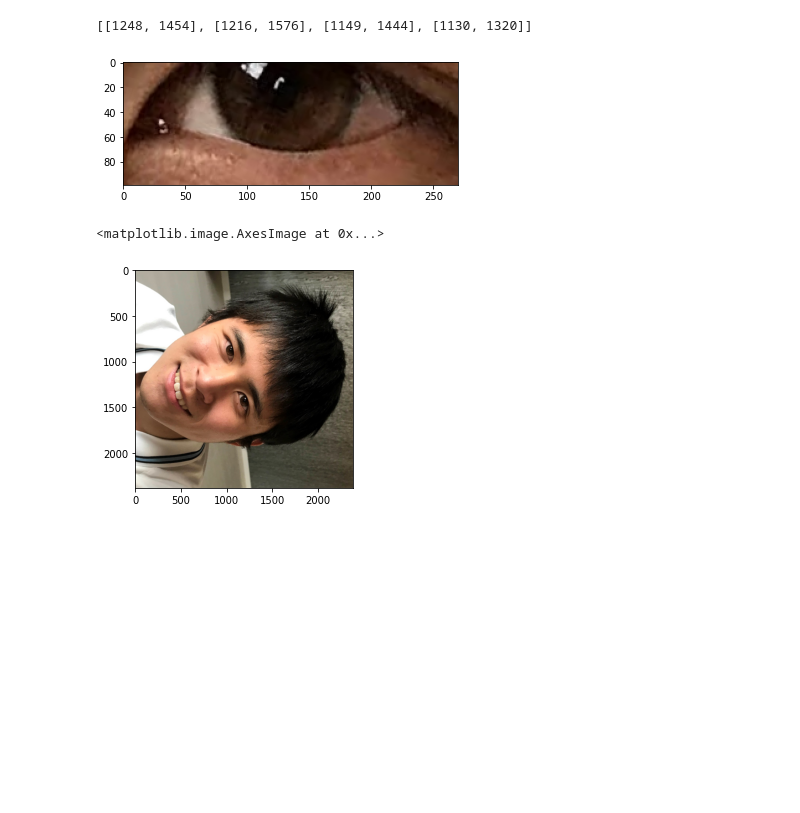
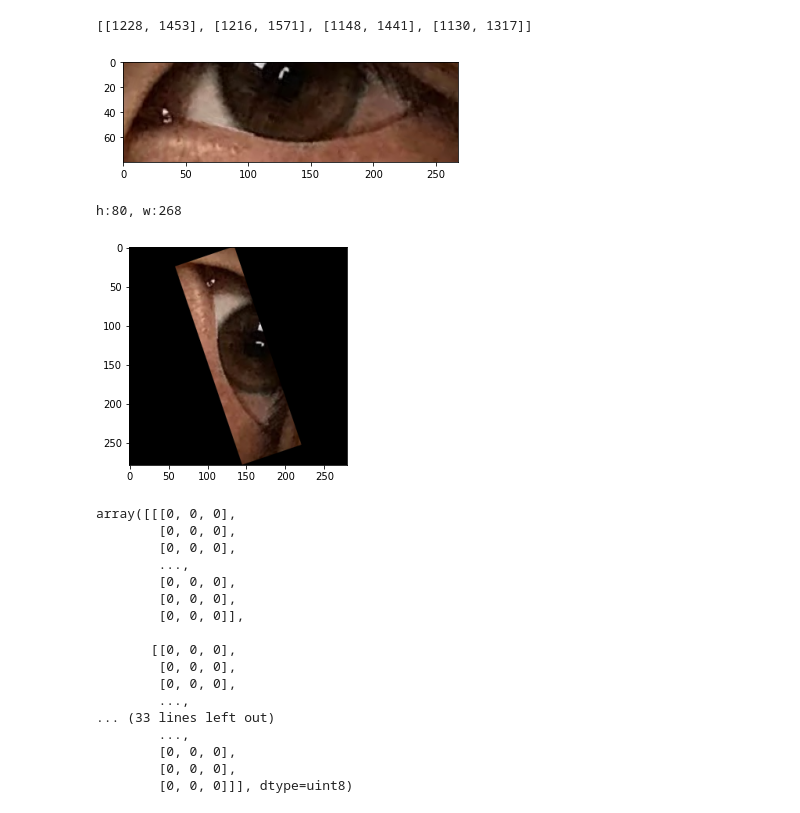
Before and after one commit to MiyamotoRin/FaceGraph, a Jupyter notebook: backend/rectangle.ipynb, the cells around one changed output. Saved outputs shown, nothing was run; the diff lists cells and outputs as text; code cells hidden in the pictures; blank space fills up the shorter version.

```diff
--- a/backend/rectangle.ipynb
+++ b/backend/rectangle.ipynb
@@ -50,13 +50,20 @@ def rot_cut(src_img, deg, center, size):
     rot_mat[1][2] += -center[1]+size[1]/2 # 同上
     return cv2.warpAffine(src_img, rot_mat, size)
 
-def convert_deg(points):
-  # 右と左の座標の差をとって傾きの角度を求める
-  diff_x = points[1][0] - points[3][0]
-  diff_y = points[1][1] - points[3][1]
+def convert_deg(p1, p2):
+  # 二点間の座標の差をとって傾きの角度を求める
+  diff_x = p1[0] - p2[0]
+  diff_y = p1[1] - p2[1]
   tilt = diff_y / diff_x
   arctan = math.atan(tilt)
   return math.degrees(arctan)
+
+def convert_size(points):
+  # 長方形のサイズを求める
+  width = math.sqrt((points[0][0] - points[2][0]) * (points[0][0] - points[2][0]) + (points[0][1] - points[2][1]) * (points[0][1] - points[2][1]))
+  height = math.sqrt((points[1][0] - points[3][0]) * (points[1][0] - points[3][0]) + (points[1][1] - points[3][1]) * (points[1][1] - points[3][1]))
+  size = [int(height), int(width)]
+  return size
 
 def convert_center(points):
   # 中心の座標を求める
@@ -64,13 +71,6 @@ def convert_center(points):
   mid_y = (points[1][1] + points[3][1]) / 2
   center = [mid_x, mid_y]
   return center
-
-def convert_size(points):
-  # 長方形のサイズを求める
-  width = math.sqrt((points[0][0] - points[2][0]) * (points[0][0] - points[2][0]) + (points[0][1] - points[2][1]) * (points[0][1] - points[2][1]))
-  height = math.sqrt((points[1][0] - points[3][0]) * (points[1][0] - points[3][0]) + (points[1][1] - points[3][1]) * (points[1][1] - points[3][1]))
-  size = [int(height), int(width)]
-  return size
 # %%
 file = '../src/assets/rin_taoreru.jpg'
 path='../src/assets/'
@@ -90,42 +90,64 @@ if results.multi_face_landmarks:
 
     # mpDraw.draw_landmarks(img, faceLms, mpFaceMesh.FACEMESH_CONTOURS, drawSpec, drawSpec)
 
     # このループが顔の点分(468)回繰り返される
     # 特定の顔の点を記載したときはこの部分を調整する
     for id, lm in enumerate(faceLms.landmark):
       # 目をプロット
       if judge_right_eye(cnt):
         # 画像のサイズにfaceLms.landmarkのx,yの値を掛けることで座標になる
         x, y  = int(lm.x*w), int(lm.y*h)
         # 各パーツの配列に保存
         store_in_right_eye_array(x, y, cnt, right_eye)
         # 画像にプロット
         # cv2.drawMarker(img,(x,y),(255,0,0),markerType=cv2.MARKER_STAR,markerSize = 2)
       elif judge_left_eye(cnt):
         x, y = int(lm.x*w), int(lm.y*h)
         store_in_left_eye_array(x, y, cnt, left_eye)
       cnt +=1
 
 print(left_eye)
 # print(convert_deg(right_eye))
 # print(convert_center(right_eye))
 # print(convert_size(right_eye))
-cutimg_right = rot_cut(imgRGB, convert_deg(right_eye), convert_center(right_eye), convert_size(right_eye))
-cutimg_left = rot_cut(imgRGB, convert_deg(left_eye), convert_center(left_eye), convert_size(left_eye))
+cutimg_right = rot_cut(imgRGB, convert_deg(right_eye[1], right_eye[3]), convert_center(right_eye), convert_size(right_eye))
+cutimg_left = rot_cut(imgRGB, convert_deg(left_eye[1], left_eye[3]), convert_center(left_eye), convert_size(left_eye))
 
 #for dot in right_eye:
 #  cv2.drawMarker(img,(dot[0],dot[1]),(255,0,0),markerType=cv2.MARKER_STAR,markerSize = 5)
 
-plt.imshow(cutimg_right)
 plt.imshow(cutimg_left)
 plt.show()
+
+(h, w, c) = cutimg_left.shape
+print('h:{}, w:{}'.format(h, w))
+reverse_canvas_size = int(math.sqrt(h*h + w*w))
+revimg = cv2.getRotationMatrix2D([w/2, h/2], -convert_deg(left_eye[1], left_eye[3]), 1.0)
+revimg[0][2] += int(reverse_canvas_size / 2) - (w/2)
+revimg[1][2] += int(reverse_canvas_size / 2) - (h/2)
+revimg_left = cv2.warpAffine(cutimg_left, revimg, [reverse_canvas_size, reverse_canvas_size])
+plt.imshow(revimg_left)
+plt.show()
+revimg_left
 # %% [output]
-[[1248, 1454], [1216, 1576], [1149, 1444], [1130, 1320]]
+[[1228, 1453], [1216, 1571], [1148, 1441], [1130, 1317]]
-[figure, old version]
+[figure, new version]
+h:80, w:268
+[figure, added]
+array([[[0, 0, 0],
+        [0, 0, 0],
+        [0, 0, 0],
+        ...,
+        [0, 0, 0],
+        [0, 0, 0],
+        [0, 0, 0]],
+
+       [[0, 0, 0],
+        [0, 0, 0],
+        [0, 0, 0],
+        ...,
+... (33 lines left out)
+        ...,
+        [0, 0, 0],
+        [0, 0, 0],
+        [0, 0, 0]]], dtype=uint8)
-# %%
-new_img = cv2.imread(file)
-new_img = cv2.cvtColor(new_img, cv2.COLOR_BGR2RGB)
-plt.imshow(new_img)
-# %% [output]
-<matplotlib.image.AxesImage at 0x...>
-[figure, removed]
```
Also changed, not shown: 5 other files.
